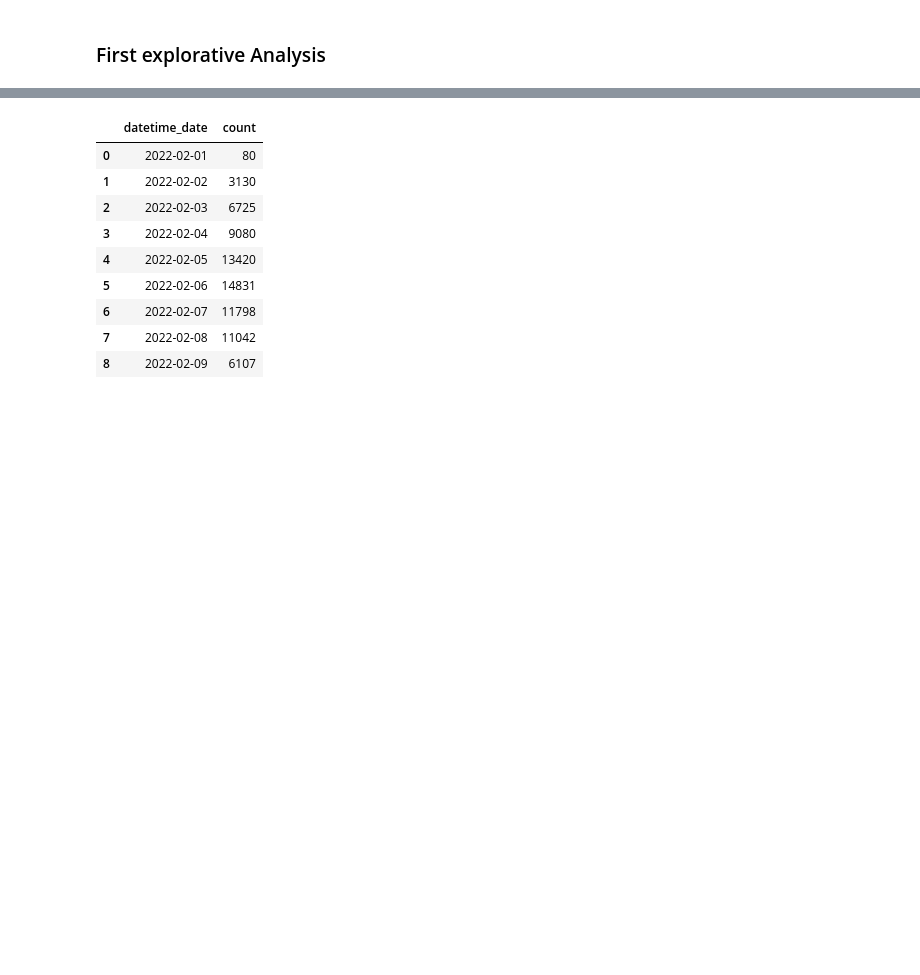
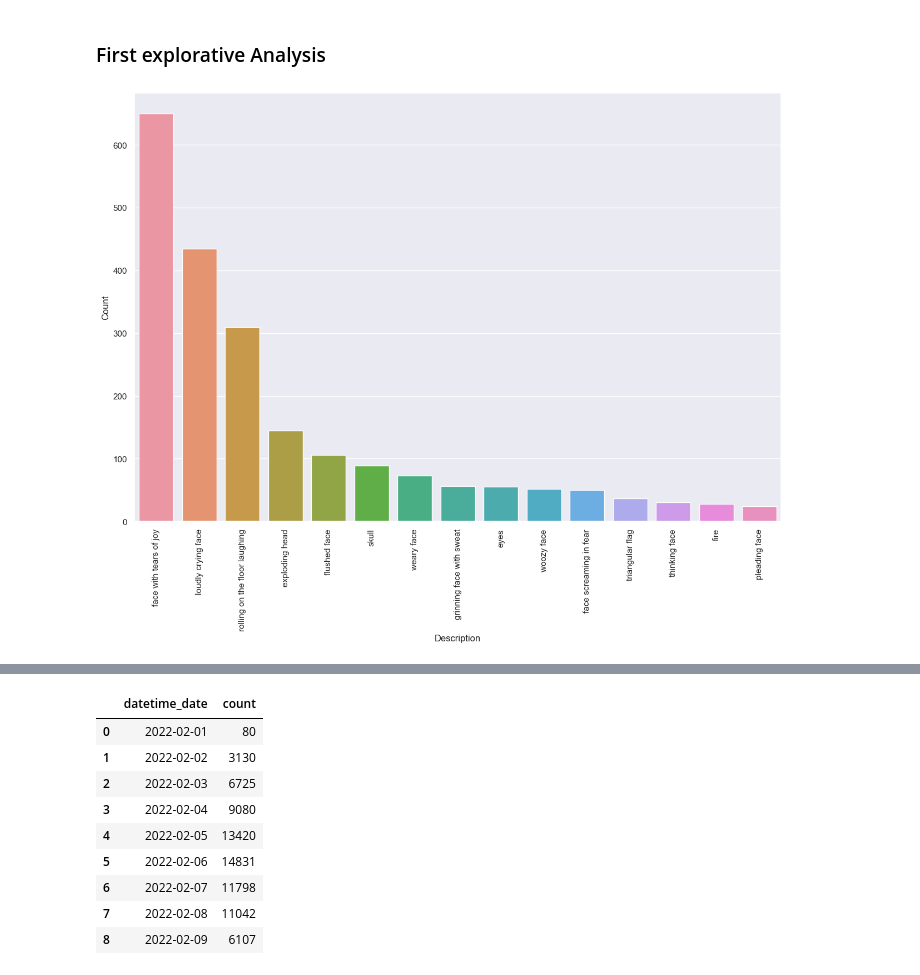
Before and after one commit to alexkneis/notebooks, a Jupyter notebook: text-analytics/tinder_swindler_tweets_analysis/tinder_swindler.ipynb, the cells around one changed output, grey strips where cells are left out. Drawn from its saved outputs; the diff is of its cells as text; code cells hidden in the pictures; blank space fills up the shorter version.

```diff
--- a/text-analytics/tinder_swindler_tweets_analysis/tinder_swindler.ipynb
+++ b/text-analytics/tinder_swindler_tweets_analysis/tinder_swindler.ipynb
@@ -166,0 +229,10 @@ meltdown NOUN NN dobj
+# %%
+# create list of emojis
+emojis = [item for sublist in list(getEmoji(doc) for doc in docs) for item in sublist]
+# %%
+counter = Counter()
+
+for emoji in emojis:
+    counter[emoji] += 1
+
+top_15_emoji = (counter.most_common(15))
@@ -166,0 +257,14 @@ meltdown NOUN NN dobj
+# %%
+flatted_emojis = []
+
+for emoji in top_15_emoji:
+    flatted_emoji = []
+    for entry in emoji:
+        if hasattr(entry, '__iter__'):
+            for i in entry:
+                flatted_emoji.append(i)
+        else:
+            flatted_emoji.append(entry)
+    flatted_emojis.append(flatted_emoji)
+
+print(flatted_emojis)
@@ -166,0 +273,3 @@ meltdown NOUN NN dobj
+# %%
+# create DataFrame using data
+df_emoji = pd.DataFrame.from_records(flatted_emojis, columns =['emoji',"desc", 'count'])
@@ -171,0 +297,15 @@ import seaborn as sns
+# %%
+from pathlib import Path
+import matplotlib as mpl
+
+# fpath = Path(mpl.get_data_path(), "/System/Library/Fonts/Apple Color Emoji.ttc")
+
+plt.figure(figsize=(15,10))
+sns.set(style="darkgrid")
+# sns.set_style({'font.family': 'Apple Color Emoji'})
+ax = sns.barplot(x="desc",y="count", data=df_emoji)
+ax.set_xlabel("Description")
+ax.set_ylabel("Count")
+ax.tick_params(axis='x', rotation=90)
+# %% [output]
+[figure, added]
```
Also changed, not shown: parts of 38 cells of this notebook, 2 other files.
